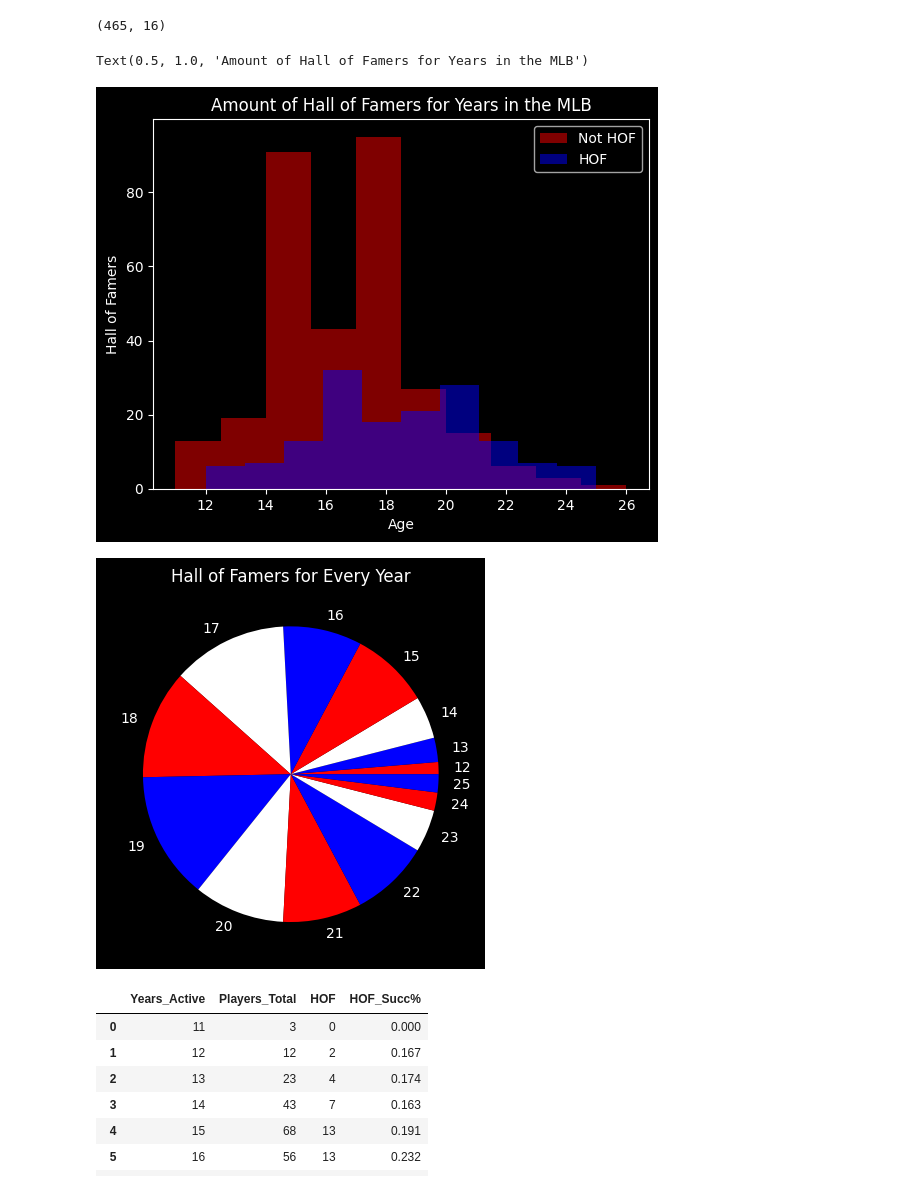
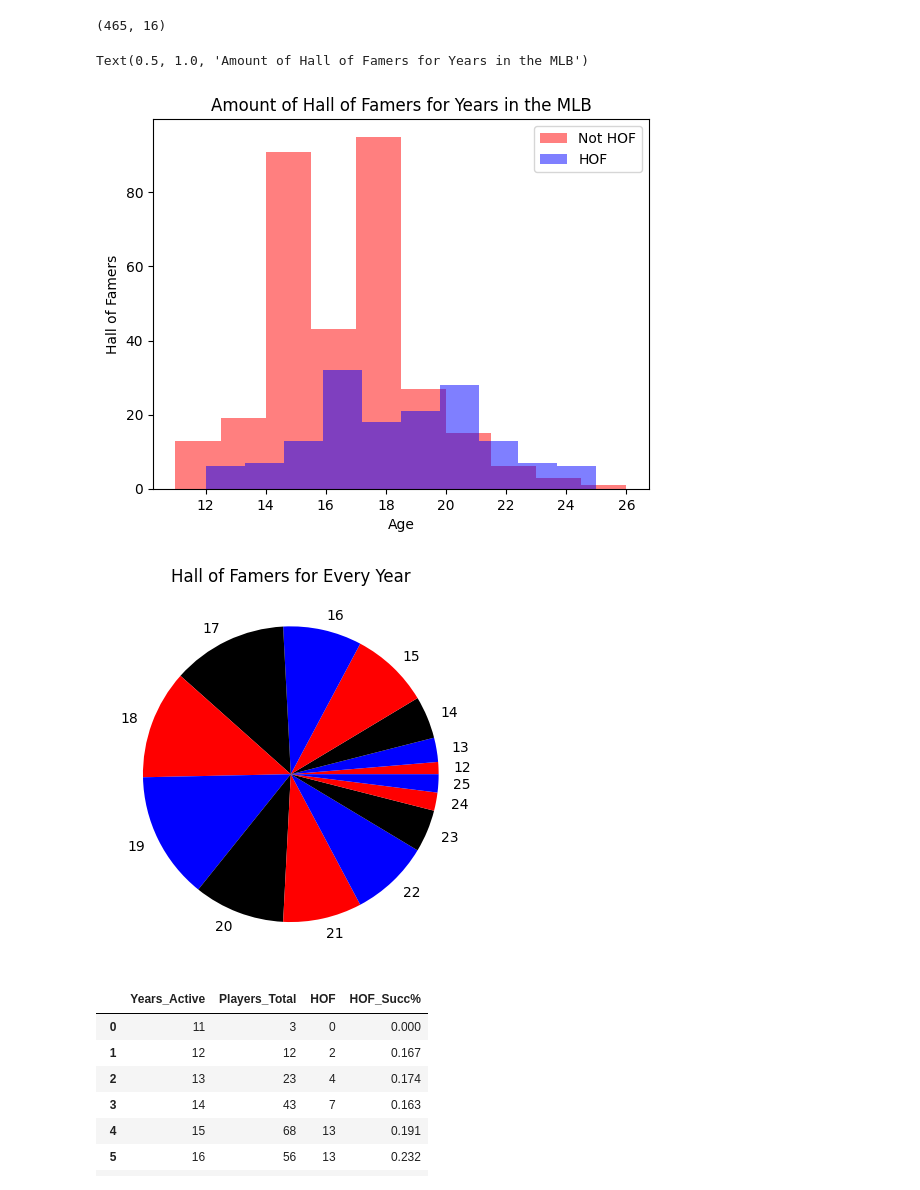
Before and after one commit to A-Peoples/DSRP_Project, a Jupyter notebook: Data_Science_Project_2025.ipynb, the cells around one changed output. Drawn from its saved outputs; the diff is of its cells as text; code cells hidden in the pictures.

```diff
--- a/Data_Science_Project_2025.ipynb
+++ b/Data_Science_Project_2025.ipynb
@@ -38,6 +38,7 @@ no_hof_df = df.loc[df['HOF'] == 0]
 
 strike_df  = df.sort_values(by="Strikeouts", ascending=False)
 strike_df['Batting_Avg'] = (strike_df['Hits'] / strike_df['At_Bat'])
+plt.style.use('default')
 # %%
 #creating a clear rate for filtering
 
@@ -77,14 +78,14 @@ plt.ylabel('Hall of Famers')
 plt.title("Amount of Hall of Famers for Years in the MLB")
 # %% [output]
 Text(0.5, 1.0, 'Amount of Hall of Famers for Years in the MLB')
-[figure, old version]
+[figure, new version]
 # %%
 pie_df = hof_df.groupby(['Years_Active']).agg({'HOF': "sum"}).reset_index()
-plt.pie(pie_df['HOF'], labels=pie_df['Years_Active'], colors=['red', 'blue', 'white'])
+plt.pie(pie_df['HOF'], labels=pie_df['Years_Active'], colors=['red', 'blue', 'black'])
 plt.title('Hall of Famers for Every Year')
 plt.show()
 # %% [output]
-[figure, old version]
+[figure, new version]
 # %%
 pie_df = df.groupby(['Years_Active']).agg({'HOF': ['count', 'sum', "mean"]}).reset_index()
 
```
Also changed, not shown: parts of 4 cells of this notebook.
